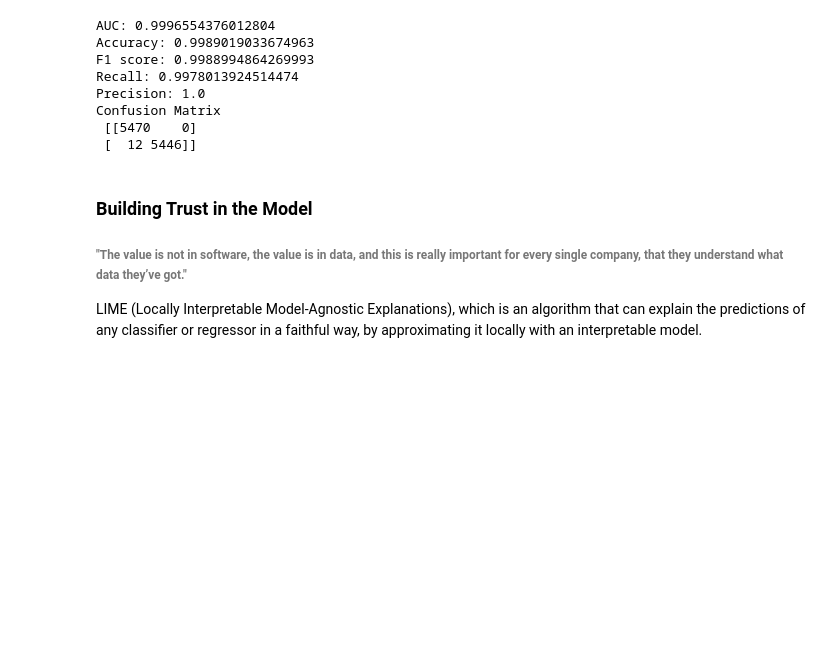
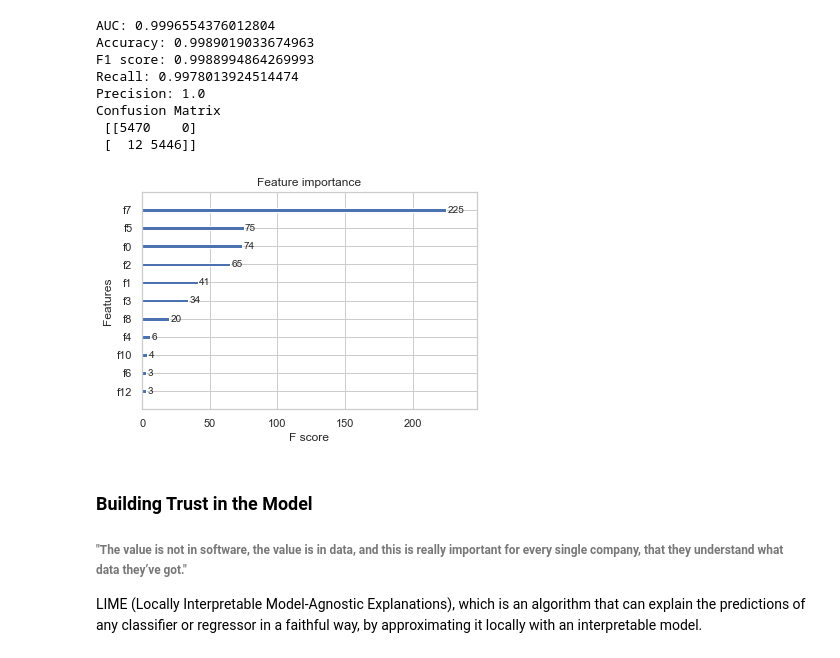
Before and after one commit to mathurp/ML4CreditCardFraudDetection, a Jupyter notebook: STA2453-Project.ipynb, the cells around one changed output. Cells and saved outputs as stored; diff of their text form; code cells hidden in the pictures; blank space fills up the shorter version.

Commit message:
added XGBoost and SHAP

```diff
--- a/STA2453-Project.ipynb
+++ b/STA2453-Project.ipynb
@@ -457,6 +457,12 @@ Precision: 1.0
 Confusion Matrix
  [[5470    0]
  [  12 5446]]
+# %%
+from xgboost import plot_importance
+plot_importance(xgb_model)
+plt.show()
+# %% [output]
+[figure, added]
 # %% [markdown]
 ### Building Trust in the Model
 
```
Also changed, not shown: parts of 6 cells of this notebook, 3 other files.
